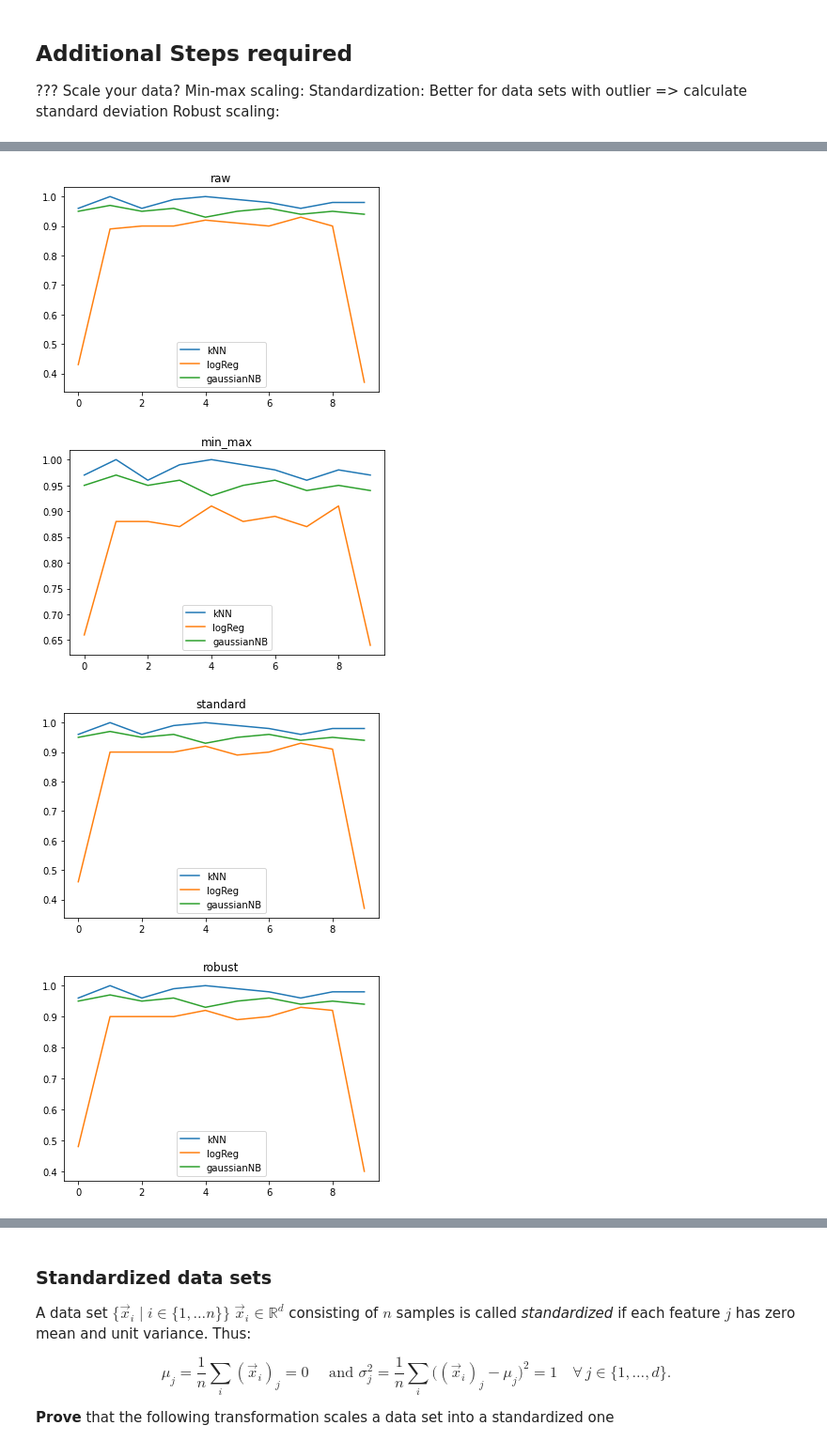
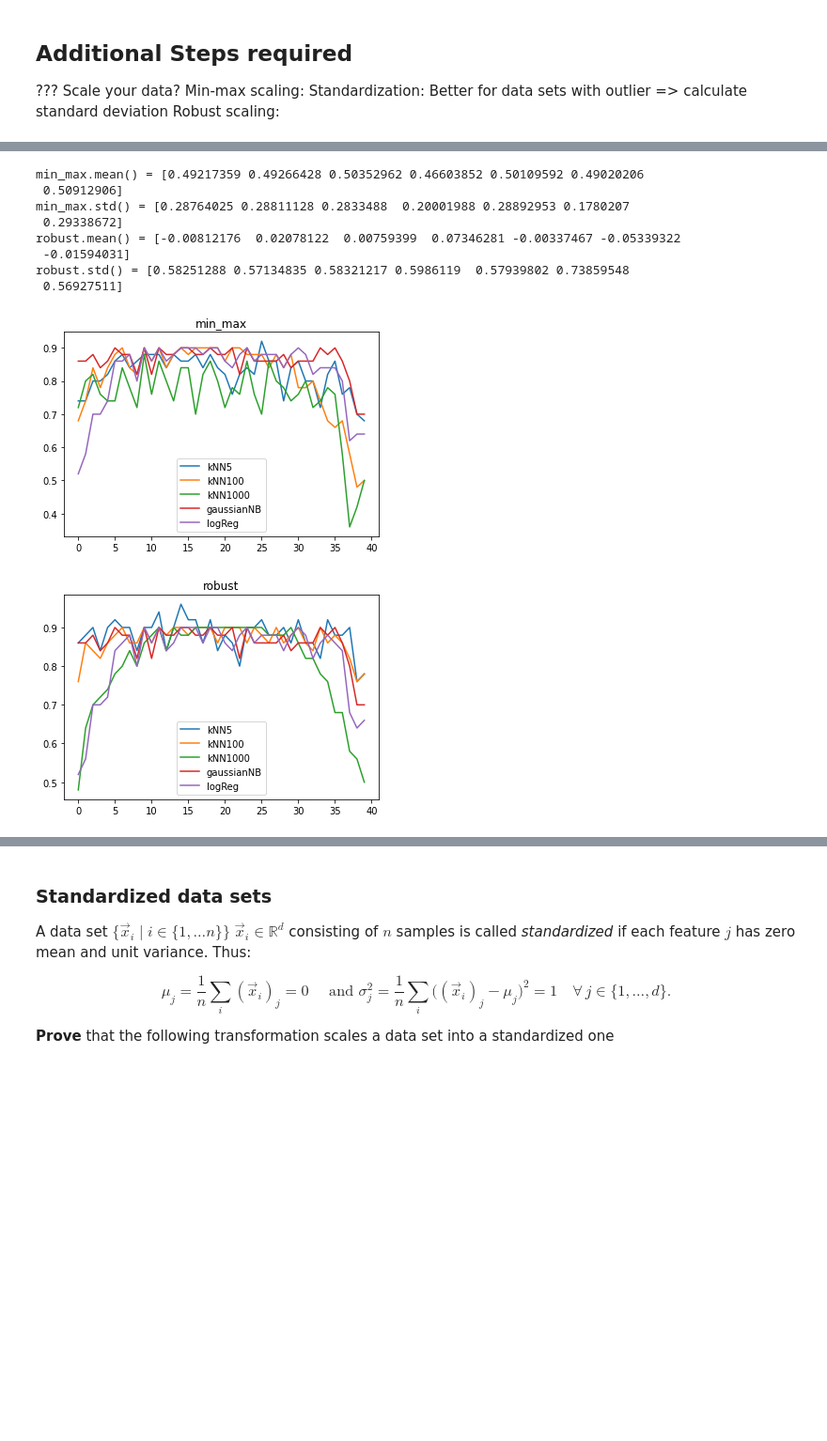
Before and after one commit to mankinskin/ml_projects, a Jupyter notebook: project2/Project2.ipynb, the cells around one changed output, grey strips where cells are left out. Shown at 94% size. Drawn from its saved outputs; the diff is of its cells as text; code cells hidden in the pictures; blank space fills up the shorter version.

Commit message:
Refactoring, add analysis of standardized and non standardized data sets

```diff
--- a/project2/Project2.ipynb
+++ b/project2/Project2.ipynb
@@ -107,14 +114,16 @@ from sklearn.model_selection import cross_val_score
 import matplotlib.pyplot as plt
 
 # TODO: train a kNN, Logistic Regression, and a Naive Bayes classifier on the dataset. Report the accuracies.
-X = data_set['X']
-y = data_set['y']
 
+CROSS_VAL_FOLDS=40
+
+# train and score classifier using cross validation
 def score(name, clf, data, y):
-    scores = cross_val_score(clf, data, y, cv=10)
+    scores = cross_val_score(clf, data, y, cv=CROSS_VAL_FOLDS)
     #print(f'{name}_scores = {scores}')
     plt.plot(scores, label=name)
 
+# score a list of classifiers
 def score_all(clfs, data, y):
     for (name, clf) in clfs:
         score(name, clf, data, y)
@@ -129,5 +138,5 @@ clfs = [
     ("logReg", logReg),
     ("gaussianNB", gaussianNB)
 ]
-score_all(clfs, data, y)
+score_all(clfs, X, y)
 # %% [output]
@@ -222,22 +251,33 @@ robust.std() = [0.60647644 0.62170125]
 # %%
+
+
+# test classifiers on a list of inputs
+def test_all(clfs, data_list, y):
+    for (i, (name, data)) in list(enumerate(data_list)):
+        plt.figure(i)
+        test(clfs, name, data, y)
+
+def scale(data, scaler):
+    return scaler.fit_transform(data)
+
+# scale
+min_max_scaled = scale(X, MinMaxScaler())
+robust_scaled = scale(X, RobustScaler())
+
 X_list = [
-    ("raw", X),
     ("min_max", min_max_scaled),
-    ("standard", standard_scaled),
     ("robust", robust_scaled),
 ]
-
-def test_all(clfs, data_list, y):
-     for (i, (name, data)) in list(enumerate(data_list)):
-            plt.figure(i)
-            plt.title(name)
-            #print(f'{name} = {data}')
-            score_all(clfs, data, y)
-
 # test classifiers
 test_all(clfs, X_list, y)
 # %% [output]
+min_max.mean() = [0.49217359 0.49266428 0.50352962 0.46603852 0.50109592 0.49020206
+ 0.50912906]
+min_max.std() = [0.28764025 0.28811128 0.2833488  0.20001988 0.28892953 0.1780207
+ 0.29338672]
+robust.mean() = [-0.00812176  0.02078122  0.00759399  0.07346281 -0.00337467 -0.05339322
+ -0.01594031]
+robust.std() = [0.58251288 0.57134835 0.58321217 0.5986119  0.57939802 0.73859548
+ 0.56927511]
-[figure, old version]
+[figure, new version]
-[figure, old version]
+[figure, new version]
-[figure, removed]
-[figure, removed]
```
Also changed, not shown: parts of 13 cells of this notebook.
